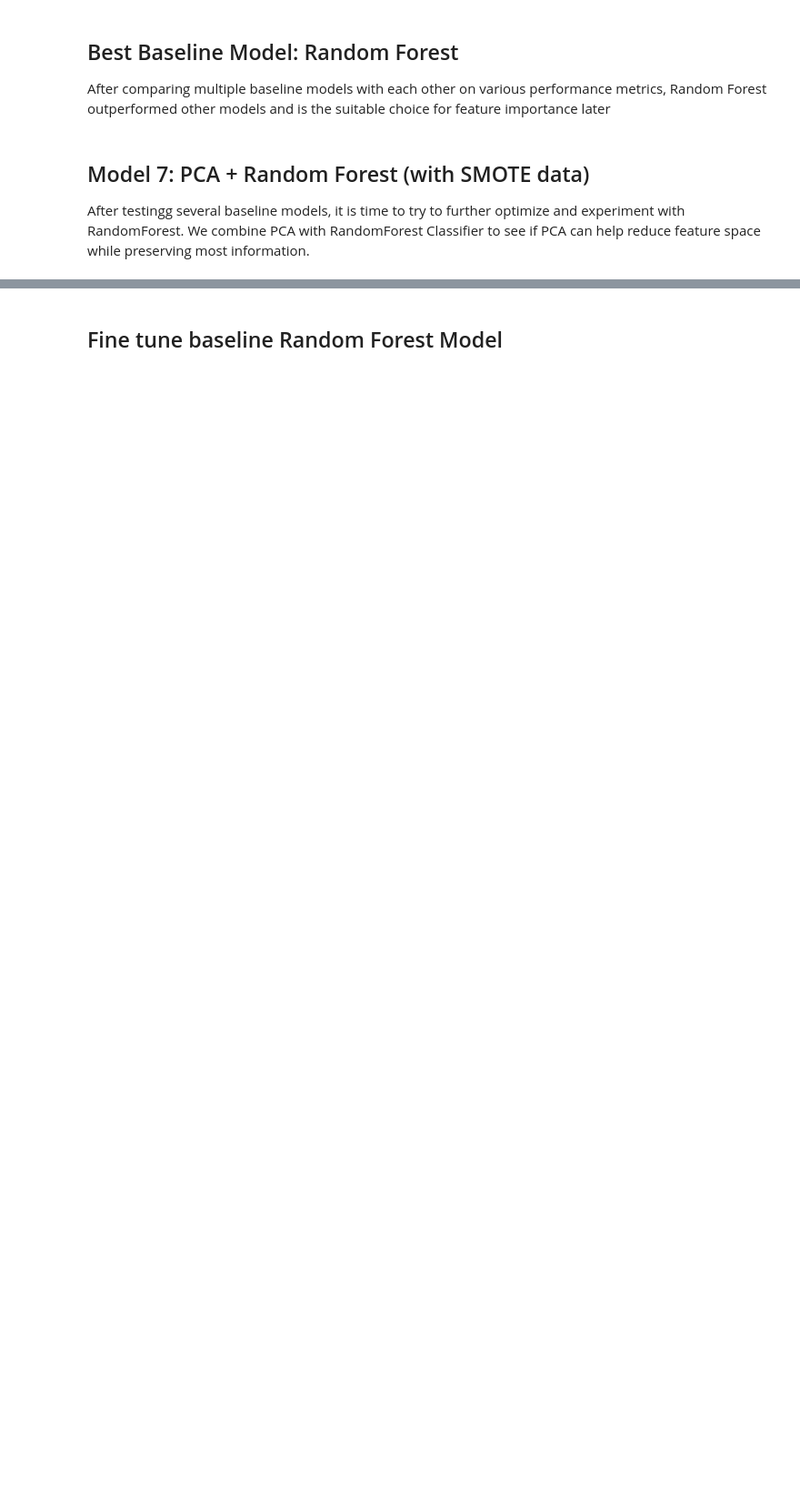
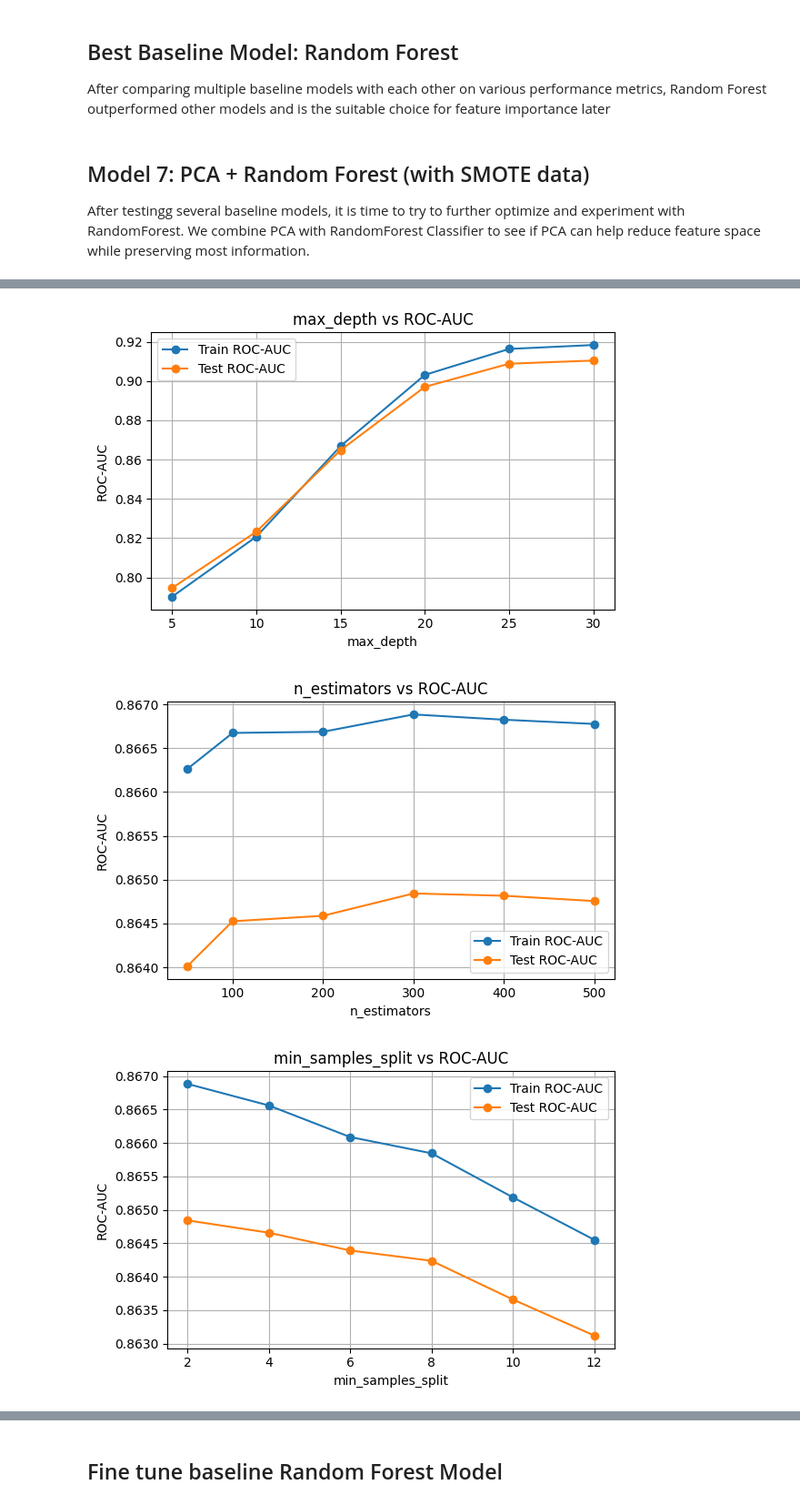
Before and after one commit to normannzhang/traffic_research, a Jupyter notebook: GAFL5310_model.ipynb, the cells around one changed output, grey strips where cells are left out. Shown at 91% size. Cells and saved outputs as stored; diff of their text form; code cells hidden in the pictures; blank space fills up the shorter version.

```diff
--- a/GAFL5310_model.ipynb
+++ b/GAFL5310_model.ipynb
@@ -536,0 +565,61 @@ ROC-AUC Score: 0.9084584934786721
+# %%
+# Function to automate ROC-AUC curve based on specified parameters and parameter name
+def plot_param_curve(param_name, param_values, fixed_params):
+    train_scores, test_scores = [], []
+
+    for val in param_values:
+        params = {param_name: val, **fixed_params}
+        model = RandomForestClassifier(**params, random_state=42, n_jobs=-1)
+        model.fit(X_train, y_train)
+
+        train_prob = model.predict_proba(X_train)[:, 1]
+        test_prob = model.predict_proba(X_test)[:, 1]
+
+        train_auc = roc_auc_score(y_train, train_prob)
+        test_auc = roc_auc_score(y_test, test_prob)
+
+        train_scores.append(train_auc)
+        test_scores.append(test_auc)
+
+    plt.figure(figsize=(6, 4))
+    plt.plot(param_values, train_scores, marker='o', label='Train ROC-AUC')
+    plt.plot(param_values, test_scores, marker='o', label='Test ROC-AUC')
+    plt.xlabel(param_name)
+    plt.ylabel('ROC-AUC')
+    plt.title(f'{param_name} vs ROC-AUC')
+    plt.grid(True)
+    plt.legend()
+    plt.tight_layout()
+    plt.show()
+
+# max_depth parameter
+plot_param_curve('max_depth', [5, 10, 15, 20, 25, 30], {
+    'n_estimators': 300,
+    'min_samples_split': 2,
+    'min_samples_leaf': 1
+})
+
+# n_estimators parameter
+plot_param_curve('n_estimators', [50, 100, 200, 300, 400, 500], {
+    'max_depth': 15,
+    'min_samples_split': 2,
+    'min_samples_leaf': 1
+})
+
+# min_samples_split parameter
+plot_param_curve('min_samples_split', [2, 4, 6, 8, 10, 12], {
+    'max_depth': 15,
+    'n_estimators': 300,
+    'min_samples_leaf': 1
+})
+
+# min_samples_leaf parameter
+plot_param_curve('min_samples_leaf', [1, 2, 4, 6, 8, 10], {
+    'max_depth': 15,
+    'n_estimators': 300,
+    'min_samples_split': 2
+})
+# %% [output]
+[figure, added]
+[figure, added]
+[figure, added]
```
Also changed, not shown: parts of 16 cells of this notebook, 2 other files.
